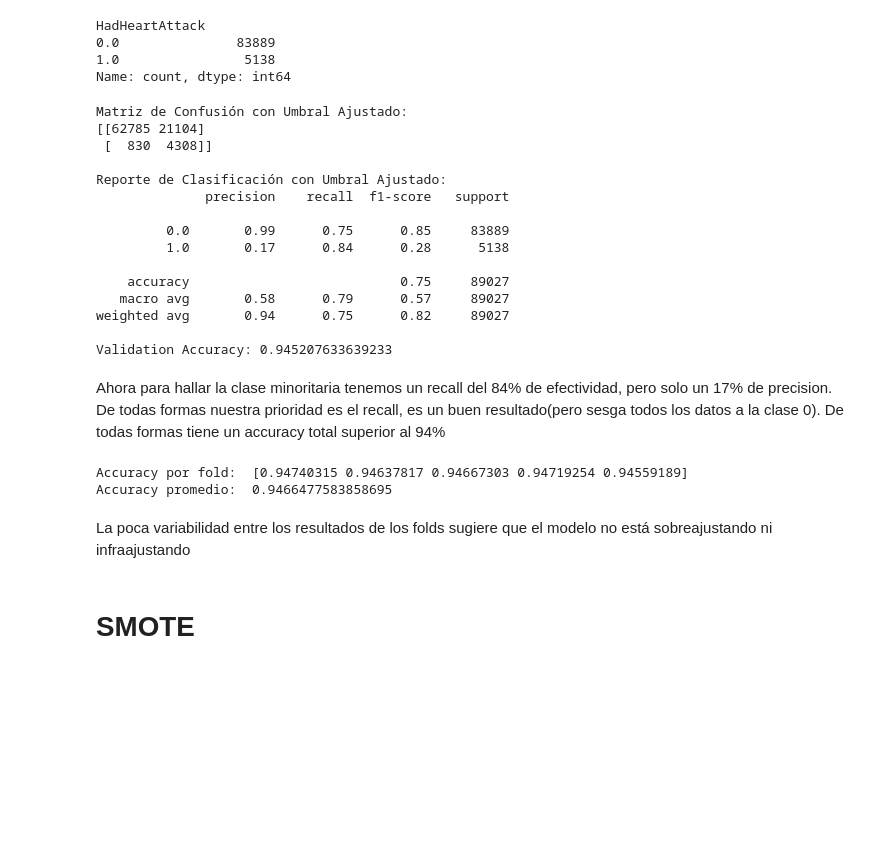
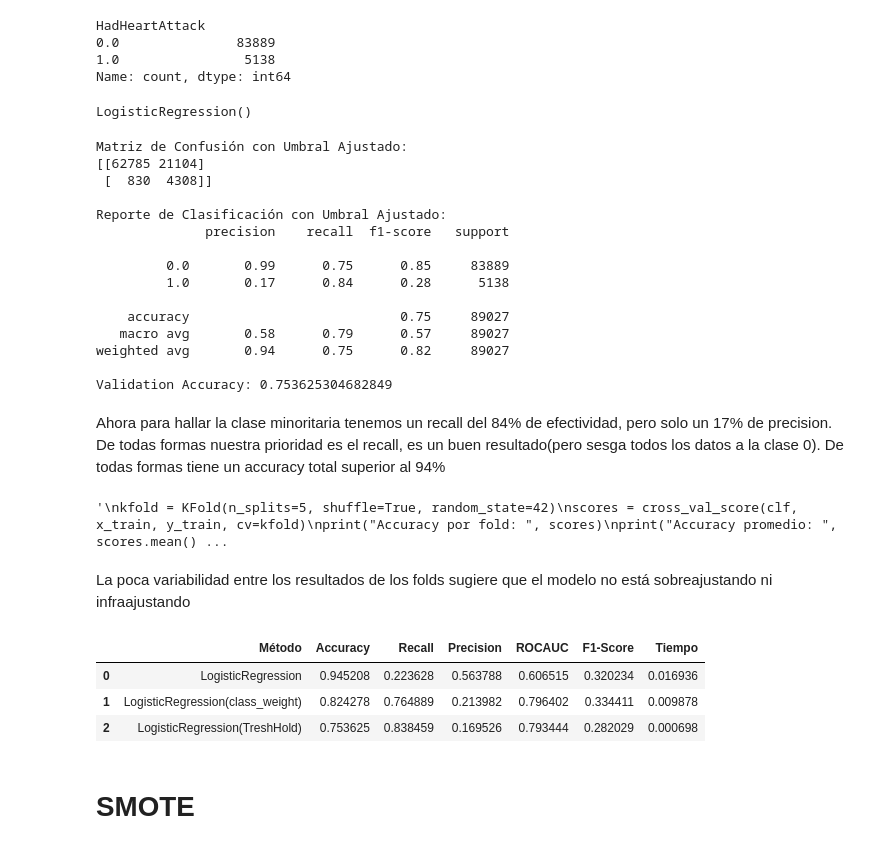
Before and after one commit to Franruaben11/HeartDisease, a Jupyter notebook: heartdiseasep1(1).ipynb, the cells around one changed output. Cells and saved outputs as stored; diff of their text form; code cells hidden in the pictures; blank space fills up the shorter version.

```diff
--- a/heartdiseasep1(1).ipynb
+++ b/heartdiseasep1(1).ipynb
@@ -873 +887,10 @@ y_predict = clf.predict(x_test)
+# %%
+start_time = time.time()
+y_pred = clf.predict(x_test)
+end_time = time.time()
+
+execution_time = end_time - start_time
+
+out = guardo_resultados("LogisticRegression", y_test, y_pred, execution_time)
+resultados = pd.DataFrame([out])
 # %%
@@ -997,20 +1037,30 @@ Name: count, dtype: int64
 # %%
 clf = LogisticRegression()
 clf.fit(x_train, y_train)
-y_predict = clf.predict(x_test)
+# %% [output]
+LogisticRegression()
 # %%
 # Obtener con las probabilidades predichas
 y_probs = clf.predict_proba(x_test)[:, 1]
 # %%
 threshold = 0.04  # Ajusta este valor según sea necesario
+
+start_time = time.time()
 y_predict_threshold = (y_probs >= threshold).astype(int)
+end_time = time.time()
+
+execution_time = end_time - start_time
+
+out = guardo_resultados("LogisticRegression(TreshHold)", y_test, y_predict_threshold, execution_time)
+
+resultados = pd.concat([resultados, pd.DataFrame([out])], ignore_index=True)
 
 # Evaluar el modelo con el nuevo umbral
 print("Matriz de Confusión con Umbral Ajustado:")
 print(confusion_matrix(y_test, y_predict_threshold))
 print("\nReporte de Clasificación con Umbral Ajustado:")
 print(classification_report(y_test, y_predict_threshold))
-print("Validation Accuracy:", accuracy_score(y_test, y_predict))
+print("Validation Accuracy:", accuracy_score(y_test, y_predict_threshold))
 # %% [output]
 Matriz de Confusión con Umbral Ajustado:
 [[62785 21104]
@@ -1026,19 +1076,27 @@ Reporte de Clasificación con Umbral Ajustado:
    macro avg       0.58      0.79      0.57     89027
 weighted avg       0.94      0.75      0.82     89027
 
-Validation Accuracy: 0.945207633639233
+Validation Accuracy: 0.753625304682849
 # %% [markdown]
 Ahora para hallar la clase minoritaria tenemos un recall del 84% de efectividad, pero solo un 17% de precision. De todas formas nuestra prioridad es el recall, es un buen resultado(pero sesga todos los datos a la clase 0). De todas formas tiene un accuracy total superior al 94%
 # %%
+"""
 kfold = KFold(n_splits=5, shuffle=True, random_state=42)
 scores = cross_val_score(clf, x_train, y_train, cv=kfold)
 print("Accuracy por fold: ", scores)
 print("Accuracy promedio: ", scores.mean())
+"""
 # %% [output]
-Accuracy por fold:  [0.94740315 0.94637817 0.94667303 0.94719254 0.94559189]
-Accuracy promedio:  0.9466477583858695
+'\nkfold = KFold(n_splits=5, shuffle=True, random_state=42)\nscores = cross_val_score(clf, x_train, y_train, cv=kfold)\nprint("Accuracy por fold: ", scores)\nprint("Accuracy promedio: ", scores.mean() ...
 # %% [markdown]
 La poca variabilidad entre los resultados de los folds sugiere que el modelo no está sobreajustando ni infraajustando
+# %%
+resultados
+# %% [output]
+|  | Método | Accuracy | Recall | Precision | ROCAUC | F1-Score | Tiempo |
+| 0 | LogisticRegression | 0.945208 | 0.223628 | 0.563788 | 0.606515 | 0.320234 | 0.016936 |
+| 1 | LogisticRegression(class_weight) | 0.824278 | 0.764889 | 0.213982 | 0.796402 | 0.334411 | 0.009878 |
+| 2 | LogisticRegression(TreshHold) | 0.753625 | 0.838459 | 0.169526 | 0.793444 | 0.282029 | 0.000698 |
 # %% [markdown]
 # SMOTE
 # %%
```
Also changed, not shown: parts of 53 cells of this notebook.
